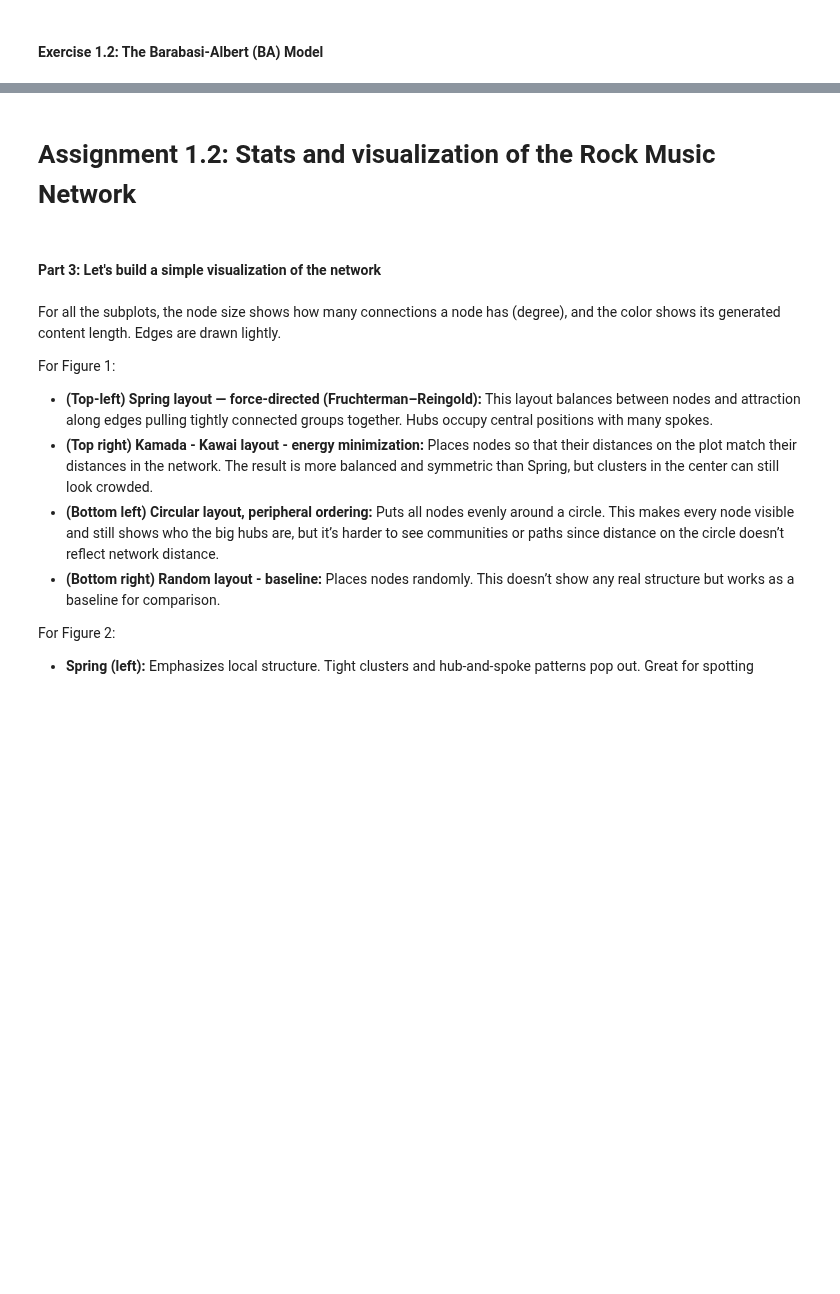
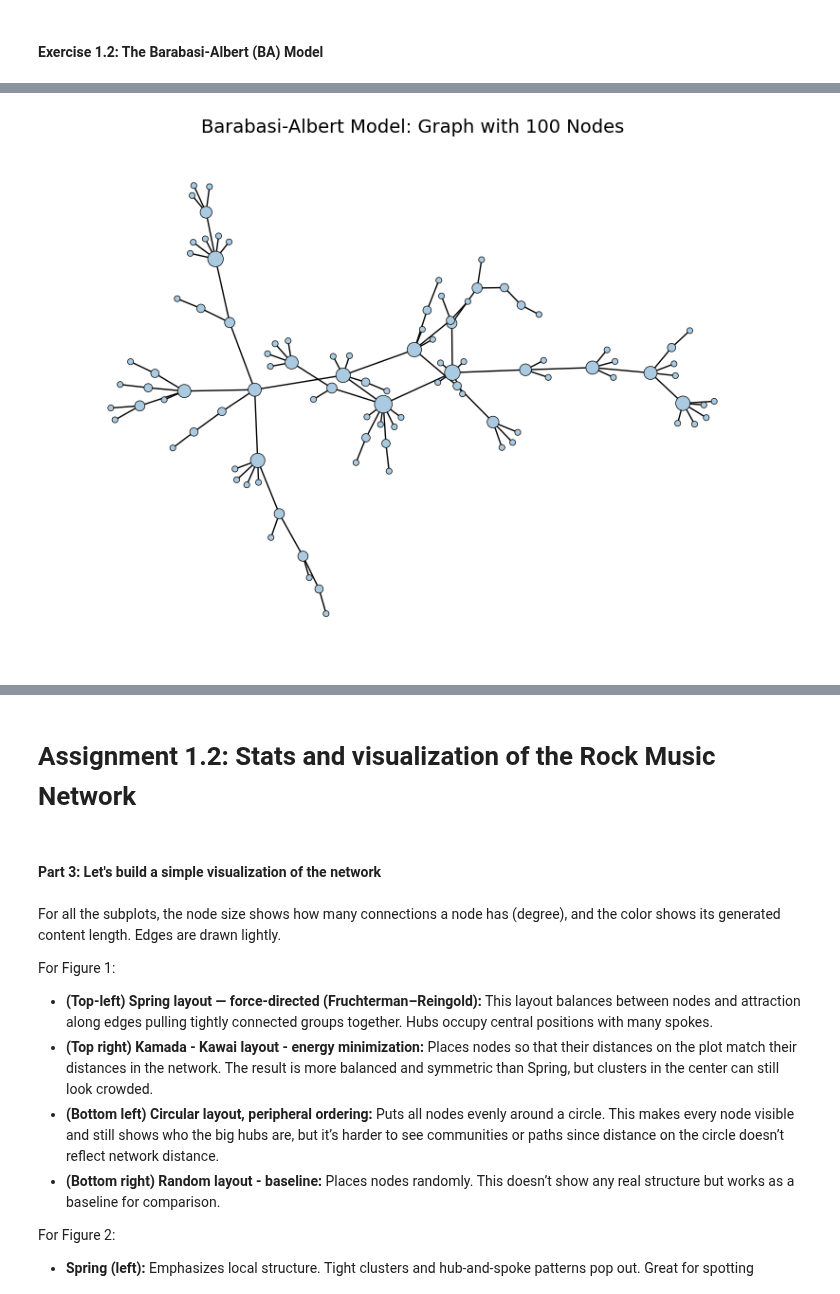
Before and after one commit to adamajane/social-graphs-and-interactions-02805-assignments, a Jupyter notebook: assignment_1/assignment_1_hand_in.ipynb, the cells around one changed output, grey strips where cells are left out. Drawn from its saved outputs; the diff is of its cells as text; code cells hidden in the pictures; blank space fills up the shorter version.

```diff
--- a/assignment_1/assignment_1_hand_in.ipynb
+++ b/assignment_1/assignment_1_hand_in.ipynb
@@ -161,60 +213,100 @@ def preferential_attachment():
 for i in range(98):
     preferential_attachment()
 
 # Plotting 100 node graph
-plt.figure()
-plt.title("Graph with 100 nodes")
-nx.draw(BA, node_size=node_sizes, node_color="#a9cae0", edgecolors="black")
-plt.grid(alpha=0.3)
+plt.figure(figsize=(8, 6))
+plt.title("Barabasi-Albert Model: Graph with 100 Nodes", fontsize=14)
+nx.draw(
+    BA,
+    node_size=node_sizes,
+    node_color="#a9cae0",
+    edgecolors="black",
+    with_labels=False,
+    linewidths=0.5,
+)
+plt.axis("off")
+plt.tight_layout()
 plt.show()
 
 # 5000 node network
 for i in range(4900):
     preferential_attachment()
 
 
 # Plotting 5000 node graph
-plt.figure()
-plt.title("Graph with 5000 nodes")
-nx.draw(BA, node_size=node_sizes, node_color="#a9cae0", edgecolors="black")
+plt.figure(figsize=(8, 6))
+plt.title("Barabasi-Albert Model: Graph with 5000 Nodes", fontsize=14)
+nx.draw(
+    BA,
+    node_size=node_sizes,
+    node_color="#a9cae0",
+    edgecolors="black",
+    with_labels=False,
+    linewidths=0.5,
+)
+plt.axis("off")
+plt.tight_layout
 plt.show()
-# Image("ba-model-100-nodes.png")
-
-print("Min degree:", min(degrees.values()))
-print("Max degree:", max(degrees.values()))
 
 # Bin degree distribution with np.histogram
 degree_values = list(degrees.values())
-bins = (
-    np.arange(min(degree_values), max(degree_values) + 2) - 0.5
-)  # bin edges for integer degrees
+bins = np.arange(min(degree_values), max(degree_values) + 2) - 0.5
 hist, bin_edges = np.histogram(degree_values, bins=bins)
 
-# Plot degree distribution
-plt.figure()
-plt.bar(bin_edges[:-1] + 0.5, hist, width=1, edgecolor="black")
-plt.xlabel("Degree")
-plt.ylabel("Number of nodes")
-plt.title("Degree Distribution (Binned)")
+# Plot degree distribution (bars)
+plt.figure(figsize=(8, 5))
+plt.bar(
+    bin_edges[:-1] + 0.5,
+    hist,
+    width=1,
+    color="#a9cae0",
+    edgecolor="black",
+    linewidth=1.2,
+    alpha=0.85,
+)
+plt.xlabel("Degree", fontsize=12)
+plt.ylabel("Number of nodes", fontsize=12)
+plt.title("Degree Distribution (Binned)", fontsize=14)
 plt.grid(alpha=0.3)
+plt.tight_layout()
 plt.show()
 
 # Plot degree distribution: linear axes (points)
-plt.figure()
-plt.plot(bin_edges[:-1] + 0.5, hist, "o", markersize=5)
-plt.xlabel("Degree")
-plt.ylabel("Number of nodes")
-plt.title("Degree Distribution (Linear Scale, Points)")
+plt.figure(figsize=(8, 5))
+plt.scatter(
+    bin_edges[:-1] + 0.5,
+    hist,
+    s=60,
+    color="#a9cae0",
+    edgecolor="black",
+    linewidth=1.2,
+    alpha=0.85,
+)
+plt.xlabel("Degree", fontsize=12)
+plt.ylabel("Number of nodes", fontsize=12)
+plt.title("Degree Distribution (Linear Scale, Points)", fontsize=14)
 plt.grid(alpha=0.3)
+plt.tight_layout()
 plt.show()
 
 # Plot degree distribution: log-log axes (points)
-plt.figure()
-plt.plot(bin_edges[:-1] + 0.5, hist, "o", markersize=5)
+plt.figure(figsize=(8, 5))
+plt.scatter(
+    bin_edges[:-1] + 0.5,
+    hist,
+    s=60,
+    color="#a9cae0",
+    edgecolor="black",
+    linewidth=1.2,
+    alpha=0.85,
+)
 plt.xscale("log")
 plt.yscale("log")
-plt.xlabel("Degree (log scale)")
-plt.ylabel("Number of nodes (log scale)")
-plt.title("Degree Distribution (Log-Log Scale, Points)")
+plt.xlabel("Degree (log scale)", fontsize=12)
+plt.ylabel("Number of nodes (log scale)", fontsize=12)
+plt.title("Degree Distribution (Log-Log Scale, Points)", fontsize=14)
 plt.grid(alpha=0.3)
+plt.tight_layout()
 plt.show()
+# %% [output]
+[figure, added]
```
Also changed, not shown: parts of 6 cells of this notebook.
